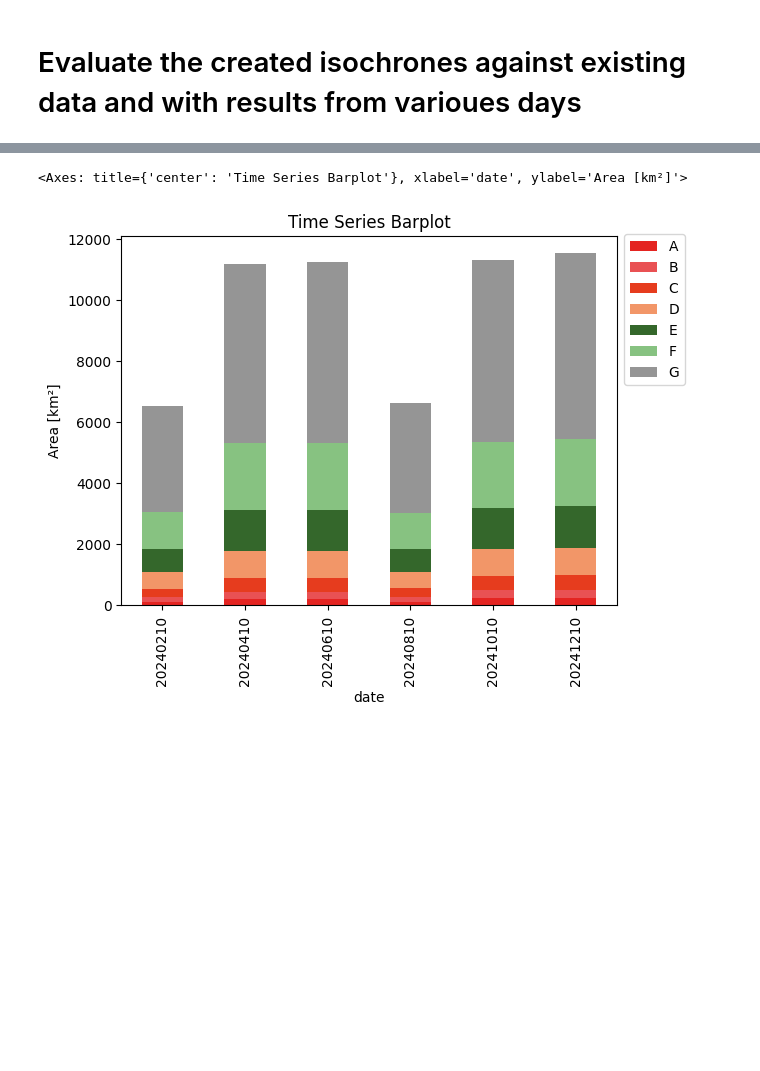
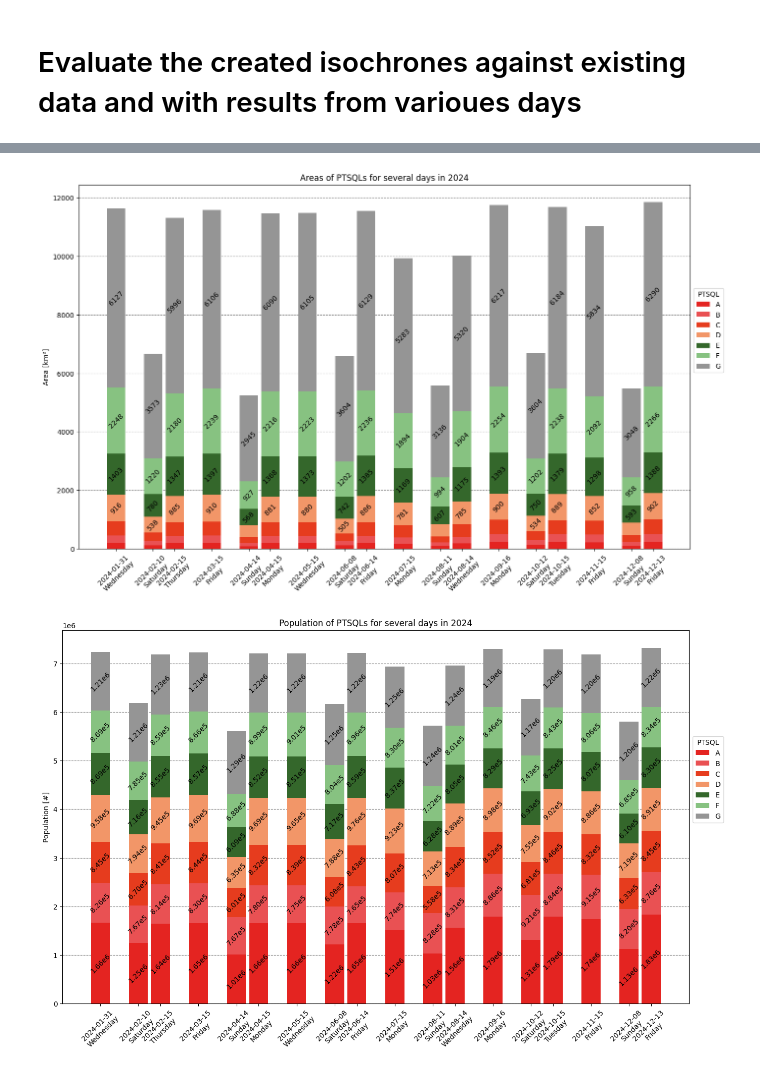
Before and after one commit to LeonRischar/ptsql_austria, a Jupyter notebook: src/demo_evaluation.ipynb, the cells around one changed output, grey strips where cells are left out. Cells and saved outputs as stored; diff of their text form; code cells hidden in the pictures; blank space fills up the shorter version.

Commit message:
many additions to evaluation (plots, population) changes in calculations, added evaluation file for simple execution

```diff
--- a/src/demo_evaluation.ipynb
+++ b/src/demo_evaluation.ipynb
@@ -9,17 +12,6 @@ import matplotlib.pyplot as plt
 # %%
-# input data
-PATH_GRAPHS_IN = "../data/in/osmnx_graphs/"
-PATH_STOPS_IN = "../data/out/stop_dfs/"
-
-# output data
-PATH_ISOCHRONES_OUT = "../data/out/isochrones_gpkg/"
-PATH_FIGS_OUT = "../data/out/figs/"
-
-
-PTSQL_COLORS = {"A":"#E42421", "B":"#E95153", "C":"#E63C1E", "D":"#F29668", "E":"#34672B", "F":"#87C281", "G":"#959595", "H":"none"}
-
 file = "all_regions_20241023.gpkg"
-days = [20240210, 20240410, 20240610, 20240810, 20241010, 20241210, 20241023, 20241030]
+file = "all_regions_20240210.gpkg"
 # %%
 # load gpkg
 def load_isochrones(file):
@@ -104,3 +151,2 @@ calculate_areas(isochrones)
 # %%
-df = create_area_df(days)
-df
+df_areas, df_populations = create_area_df(ALL_DAYS, calc_population=True)
@@ -116,0 +217,8 @@ df
+# %%
+# load the data again
+
+df_areas = pd.read_csv(f"{PATH_OUT_EVALUATION}area_df.csv")
+df_populations = pd.read_csv(f"{PATH_OUT_EVALUATION}population_df.csv")
+
+display(df_areas)
+display(df_populations)
@@ -178,3 +436,10 @@ def create_time_series_plot(df, days=[]):
 # %%
-create_time_series_plot(df, days=[20240010+x for x in range(200,1300, 200)])
+p3 = create_time_series_plot(df_areas, days=WEEKDAYS + WEEKENDS, type="area", day_names=True,
+                             plot_size='auto', bar_labels=True, groupby='month', rotate_bar_labels=True,
+                             custom_title="Areas of PTSQLs for several days in 2024")
+plt.show()
+p4 = create_time_series_plot(df_populations, days=WEEKDAYS + WEEKENDS, type="population", day_names=True,
+                             plot_size='auto', bar_labels=True, groupby='month', rotate_bar_labels=True,
+                             custom_title="Population of PTSQLs for several days in 2024")
+plt.show()
 # %% [output]
@@ -182,2 +446,2 @@ create_time_series_plot(df, days=[20240010+x for x in range(200,1300, 200)])
-<Axes: title={'center': 'Time Series Barplot'}, xlabel='date', ylabel='Area [km²]'>
-[figure, old version]
+[figure, new version]
+[figure, added]
```
Also changed, not shown: parts of 25 cells of this notebook, 20 other files.
